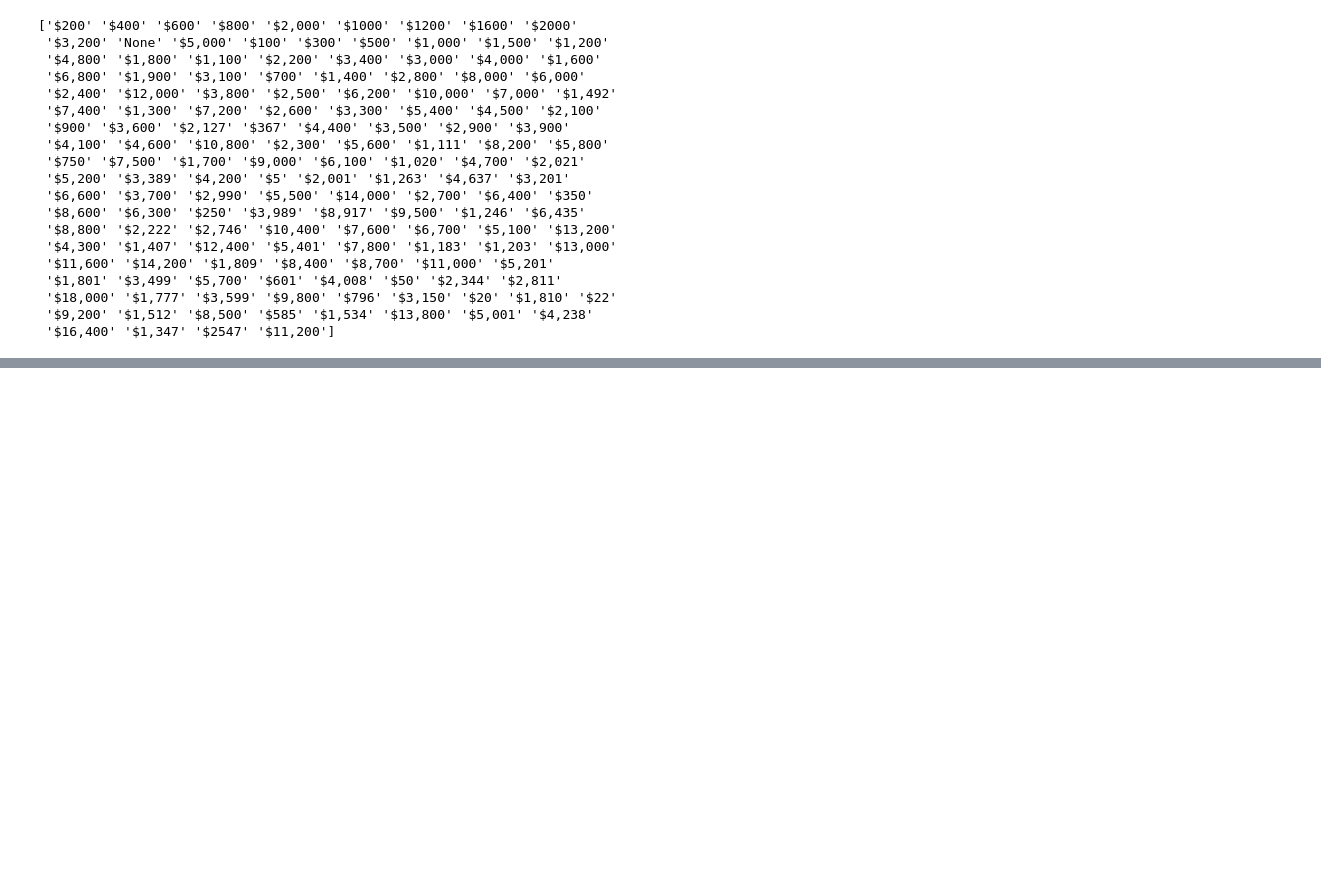
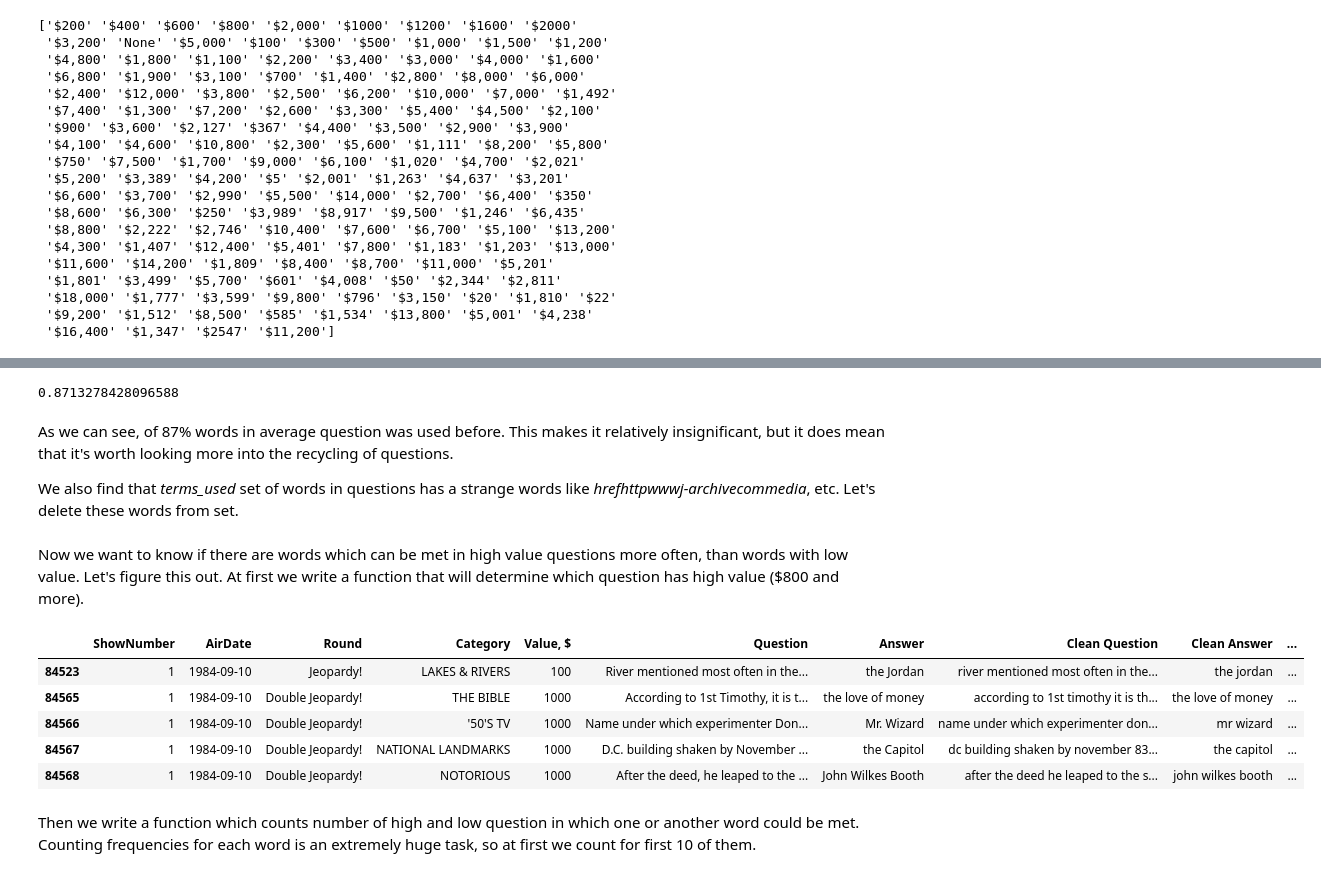
Before and after one commit to beatwad/jeopardy, a Jupyter notebook: Untitled.ipynb, the cells around one changed output, grey strips where cells are left out. Drawn from its saved outputs; the diff is of its cells as text; code cells hidden in the pictures; blank space fills up the shorter version.

```diff
--- a/Untitled.ipynb
+++ b/Untitled.ipynb
@@ -86,0 +156,31 @@ memory usage: 7.4+ MB
+# %%
+# sort dataset by date from earliest to latest
+jeopardy = jeopardy.sort_values('AirDate')
+# set for storing words from answers
+terms_used = set()
+
+def count_repeats(row):
+    # variable which counts word repeats in answer
+    repeat_count = 0
+    # split answer in a word lists for more convinient count
+    split_question = row['Clean Question'].split(' ')
+    # delete from list any word which length less than 6
+    split_question = [word for word in split_question if len(word) > 5]
+    # count question word repeats
+    for word in split_question:
+        if word in terms_used:
+            repeat_count += 1
+        terms_used.add(word)
+    # divide number of repeats by length of question and add it to list
+    if len(split_question) > 0:
+        repeat_count /= len(split_question)
+    return repeat_count
+
+jeopardy['Questions Overlap'] = jeopardy.apply(count_repeats, axis=1)
+jeopardy['Questions Overlap'].mean()
+# %% [output]
+0.8713278428096588
+# %% [markdown]
+As we can see, of 87% words in average question was used before. This makes it relatively insignificant, but it does mean that it's worth looking more into the recycling of questions.
+
+We also find that *terms_used* set of words in questions has a strange words like *hrefhttpwwwj-archivecommedia*, etc. Let's delete these words from set.
@@ -86,0 +191,20 @@ memory usage: 7.4+ MB
+# %% [markdown]
+Now we want to know if there are words which can be met in high value questions more often, than words with low value. Let's figure this out. At first we write a function that will determine which question has high value ($800 and more).
+# %%
+def high_value(value):
+    if value > 800:
+        return 1
+    else:
+        return 0
+
+jeopardy['High Value'] = jeopardy['Value, $'].apply(high_value)
+jeopardy.head()
+# %% [output]
+|  | ShowNumber | AirDate | Round | Category | Value, $ | Question | Answer | Clean Question | Clean Answer | ... |
+| 84523 | 1 | 1984-09-10 | Jeopardy! | LAKES & RIVERS | 100 | River mentioned most often in the... | the Jordan | river mentioned most often in the... | the jordan | ... |
+| 84565 | 1 | 1984-09-10 | Double Jeopardy! | THE BIBLE | 1000 | According to 1st Timothy, it is t... | the love of money | according to 1st timothy it is th... | the love of money | ... |
+| 84566 | 1 | 1984-09-10 | Double Jeopardy! | '50'S TV | 1000 | Name under which experimenter Don... | Mr. Wizard | name under which experimenter don... | mr wizard | ... |
+| 84567 | 1 | 1984-09-10 | Double Jeopardy! | NATIONAL LANDMARKS | 1000 | D.C. building shaken by November ... | the Capitol | dc building shaken by november 83... | the capitol | ... |
+| 84568 | 1 | 1984-09-10 | Double Jeopardy! | NOTORIOUS | 1000 | After the deed, he leaped to the ... | John Wilkes Booth | after the deed he leaped to the s... | john wilkes booth | ... |
+# %% [markdown]
+Then we write a function which counts number of high and low question in which one or another word could be met. Counting frequencies for each word is an extremely huge task, so at first we count for first 10 of them.
```
Also changed, not shown: parts of 29 cells of this notebook.
